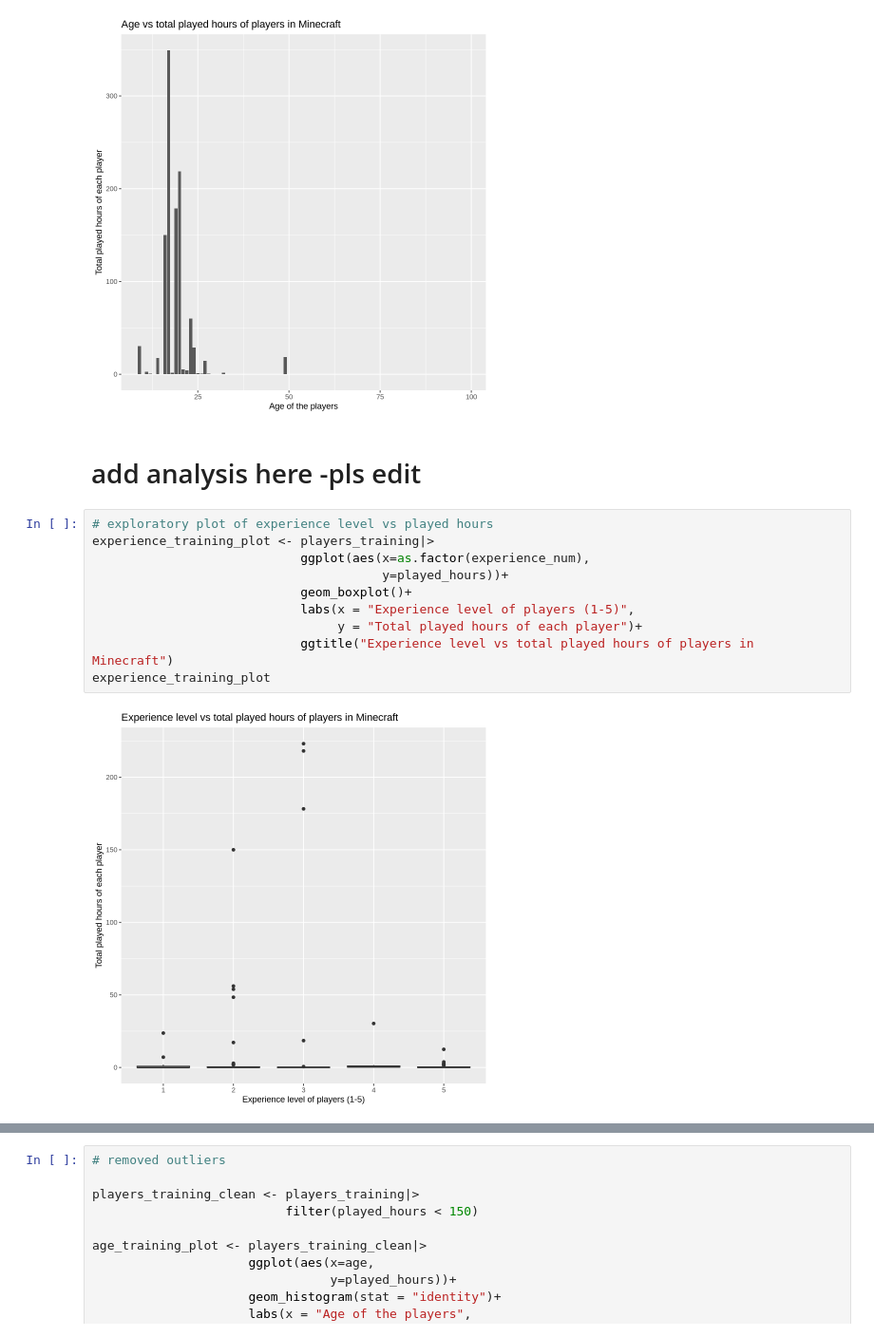
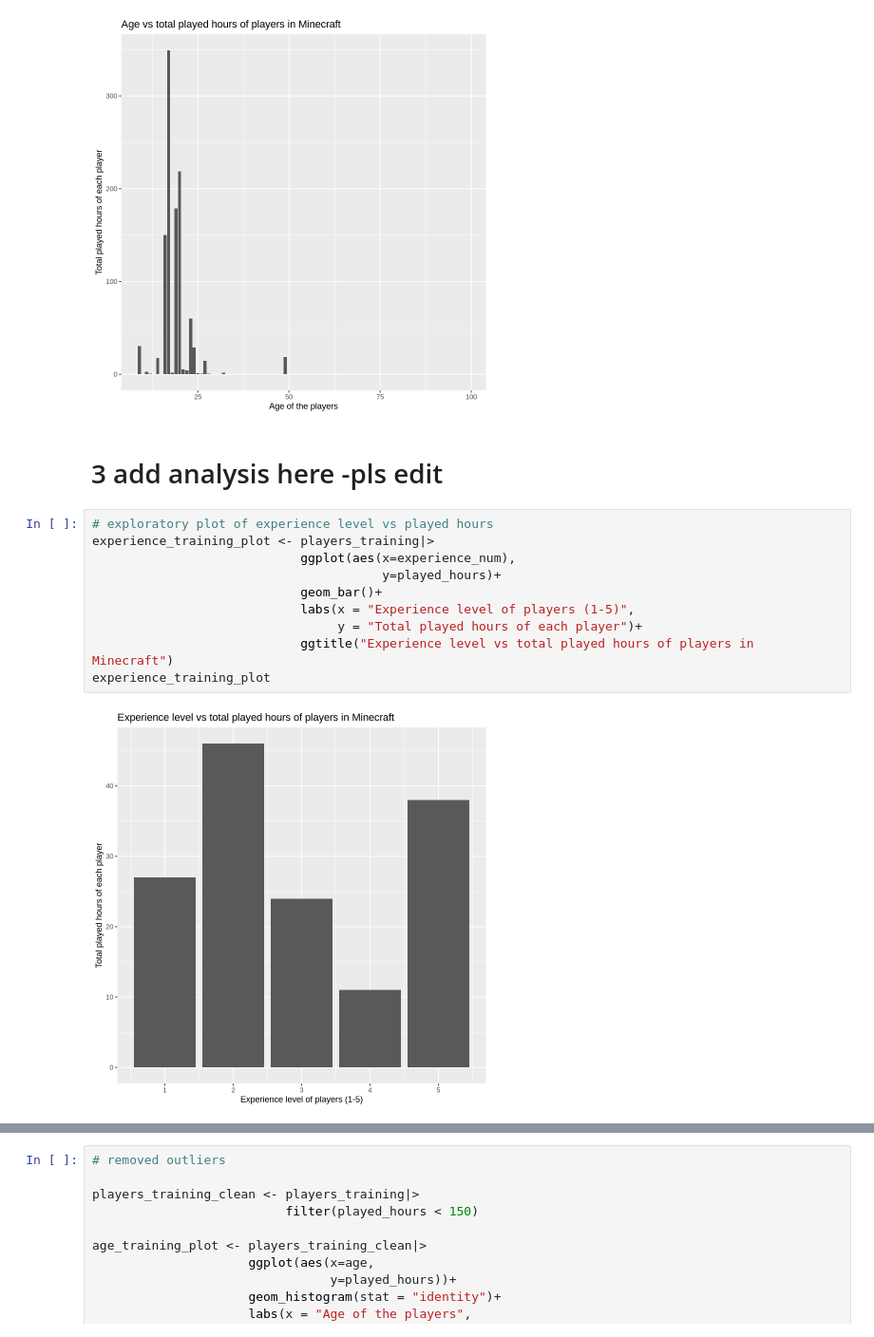
Before and after one commit to janeymhe/dsci-100-project, a Jupyter notebook: final_project.ipynb, the cells around one changed output, grey strips where cells are left out. Shown at 95% size. Drawn from its saved outputs; the diff is of its cells as text.

```diff
--- a/final_project.ipynb
+++ b/final_project.ipynb
@@ -99,17 +99,17 @@ Warning message in geom_histogram(stat = "identity"):
 “Ignoring unknown parameters: `binwidth`, `bins`, and `pad`”
 [figure]
 # %% [markdown]
-# add analysis here -pls edit
+# 3 add analysis here -pls edit
 # %%
 # exploratory plot of experience level vs played hours
 experience_training_plot <- players_training|>
-                            ggplot(aes(x=as.factor(experience_num),
-                                       y=played_hours))+
-                            geom_boxplot()+
+                            ggplot(aes(x=experience_num),
+                                       y=played_hours)+
+                            geom_bar()+
                             labs(x = "Experience level of players (1-5)",
                                  y = "Total played hours of each player")+
                             ggtitle("Experience level vs total played hours of players in Minecraft")
 experience_training_plot
 # %% [output]
-[figure, old version]
+[figure, new version]
 # %% [markdown]
```
Also changed, not shown: parts of 13 cells of this notebook.
